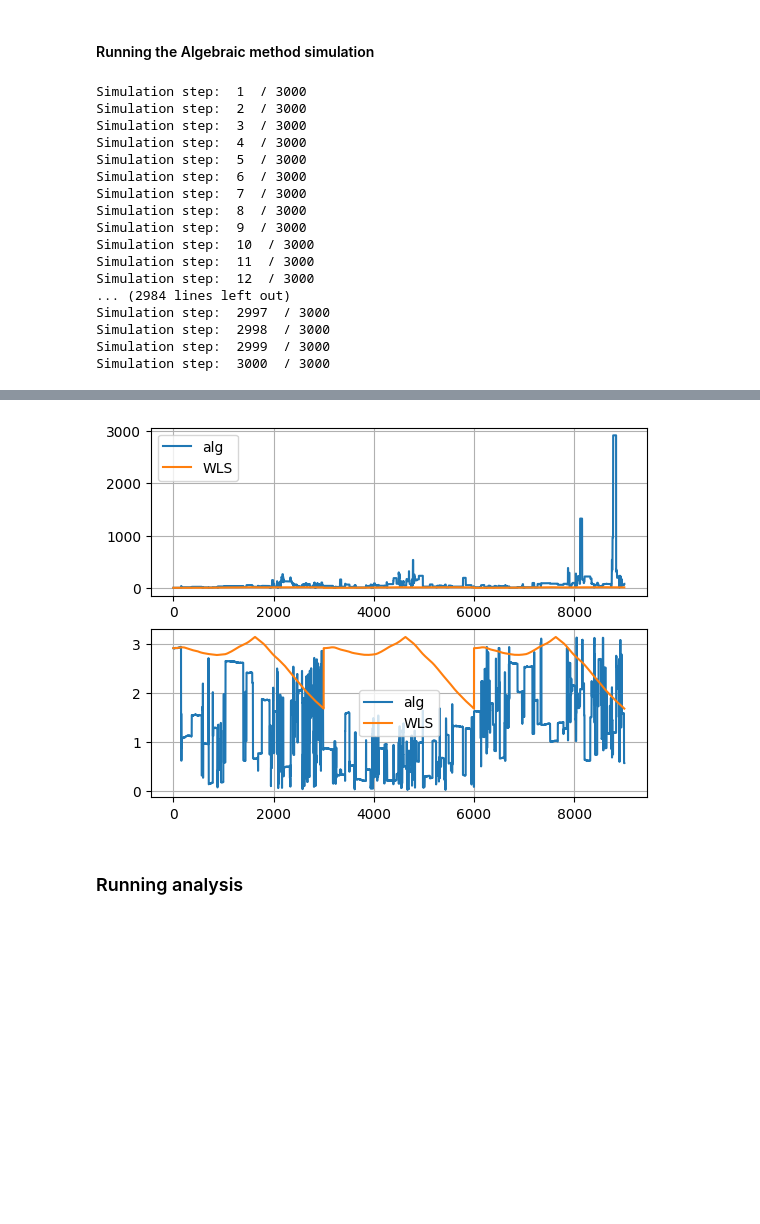
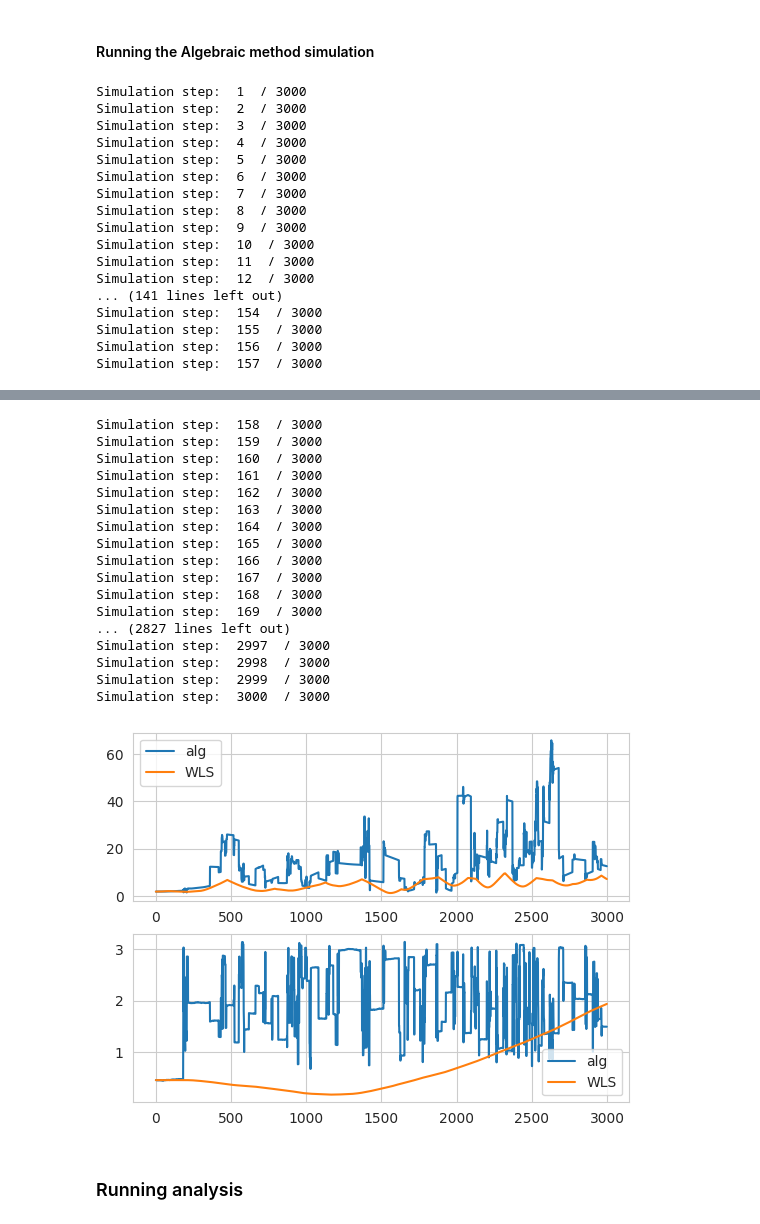
Before and after one commit to y2d2/UPF_RPE, a Jupyter notebook: quick start.ipynb, the cells around one changed output, grey strips where cells are left out. Saved outputs shown, nothing was run; the diff lists cells and outputs as text; code cells hidden in the pictures; blank space fills up the shorter version.

```diff
--- a/quick start.ipynb
+++ b/quick start.ipynb
@@ -181,8 +192,7 @@ for i in range(1, simulation_time_steps + 1):
     if i % (factor*sampling_factor) == 0:
         dx = np.vstack([dx_0.reshape(1, *dx_0.shape), dx_1.reshape(1, *dx_1.shape)])
         q_odom = np.vstack([q_0.reshape(1, *q_0.shape), q_1.reshape(1, *q_1.shape)])
-        d = np.linalg.norm(drone_1.x_real[i] - drone_0.x_real[i]) + np.random.randn(1)[0] * sigma_uwb
-
+        d = distances[i]
         d = np.array([[0, d], [0, 0]])
         NLS.update(d, dx, q_odom)
 
@@ -234,7 +244,7 @@ It is important to note you need a Gurboi license to run this code.
 from Code.BaseLines.QCQP import QCQP
 from Code.DataLoggers.QCQP_DataLogger import QCQP_Log
 
-qcqp = QCQP(horizon=1000,  sigma_uwb=sigma_uwb)
+qcqp = QCQP(horizon=100,  sigma_uwb=sigma_uwb)
 qcqp_log = QCQP_Log(qcqp, drone_0, drone_1)
 # %% [markdown]
 #### Running the QCQP simulation
@@ -247,7 +257,7 @@ dx_1 = np.zeros(4)
 q_1 = np.zeros((4, 4))
 dx_0 = np.zeros(4)
 q_0 = np.zeros((4, 4))
-for i in range(1, simulation_time_steps + 1):
+for i in range(1, simulation_time_steps+1):
     print("Simulation step: ", i, " /", simulation_time_steps)
     c_1 = get_4d_rot_matrix(dx_1[-1])
     dx_1 = dx_1 + c_1 @ np.concatenate((drone_1.dx_slam[i], np.array([drone_1.dh_slam[i]])))
@@ -258,9 +268,7 @@ for i in range(1, simulation_time_steps + 1):
     q_0 = q_0 + c_0 @ drone_0.q @ c_0.T
 
     if i % (factor) == 0:
-        d = np.linalg.norm(drone_1.x_real[i] - drone_0.x_real[i]) + np.random.randn(1)[0] * sigma_uwb
-        qcqp.update(dx_0, dx_1, d)
-
+        qcqp.update(dx_0, dx_1, distances[i])
         qcqp_log.log(i)
 
         dx_1 = np.zeros(4)
@@ -304,7 +312,7 @@ Simulation step:  3000  / 3000
 from Code.BaseLines.AlgebraicMethod4DoF import AlgebraicMethod4DoF
 from Code.BaseLines.AlgebraicMethod4DoF import Algebraic4DoF_Logger
 
-AM0 = AlgebraicMethod4DoF(startMeasurement[0], sigma_uwb=sigma_uwb, x_ha=pose_drone_0)
+AM0 = AlgebraicMethod4DoF(distances[0], sigma_uwb=sigma_uwb, x_ha=pose_drone_0)
 AM0.horizon = 100
 alg_log = Algebraic4DoF_Logger(alg_solver=AM0, host=drone_0, connect=drone_1)
 # %% [markdown]
@@ -329,7 +337,7 @@ for i in range(1, simulation_time_steps + 1):
     q_0 = q_0 + c_0 @ drone_0.q @ c_0.T
 
     if i % (factor) == 0:
-        d = np.linalg.norm(drone_1.x_real[i] - drone_0.x_real[i]) + np.random.randn(1)[0] * sigma_uwb
+        d = distances[i]
         AM0.get_update(d=d, dx_ha=dx_0, dx_ca=dx_1, q_ha=q_0, q_ca=q_1)
 
         alg_log.log(i)
@@ -365,8 +373,8 @@ Simulation step:  9  / 3000
 Simulation step:  10  / 3000
 Simulation step:  11  / 3000
 Simulation step:  12  / 3000
-... (2984 lines left out)
-Simulation step:  2997  / 3000
-Simulation step:  2998  / 3000
-Simulation step:  2999  / 3000
-Simulation step:  3000  / 3000
+... (141 lines left out)
+Simulation step:  154  / 3000
+Simulation step:  155  / 3000
+Simulation step:  156  / 3000
+Simulation step:  157  / 3000
@@ -373,4 +383,21 @@ Simulation step:  3000  / 3000
+Simulation step:  158  / 3000
+Simulation step:  159  / 3000
+Simulation step:  160  / 3000
+Simulation step:  161  / 3000
+Simulation step:  162  / 3000
+Simulation step:  163  / 3000
+Simulation step:  164  / 3000
+Simulation step:  165  / 3000
+Simulation step:  166  / 3000
+Simulation step:  167  / 3000
+Simulation step:  168  / 3000
+Simulation step:  169  / 3000
+... (2827 lines left out)
+Simulation step:  2997  / 3000
+Simulation step:  2998  / 3000
+Simulation step:  2999  / 3000
+Simulation step:  3000  / 3000
-[figure, old version]
+[figure, new version]
 # %% [markdown]
 ### Running analysis
 # %% [markdown]
```
Also changed, not shown: parts of 9 cells of this notebook.
